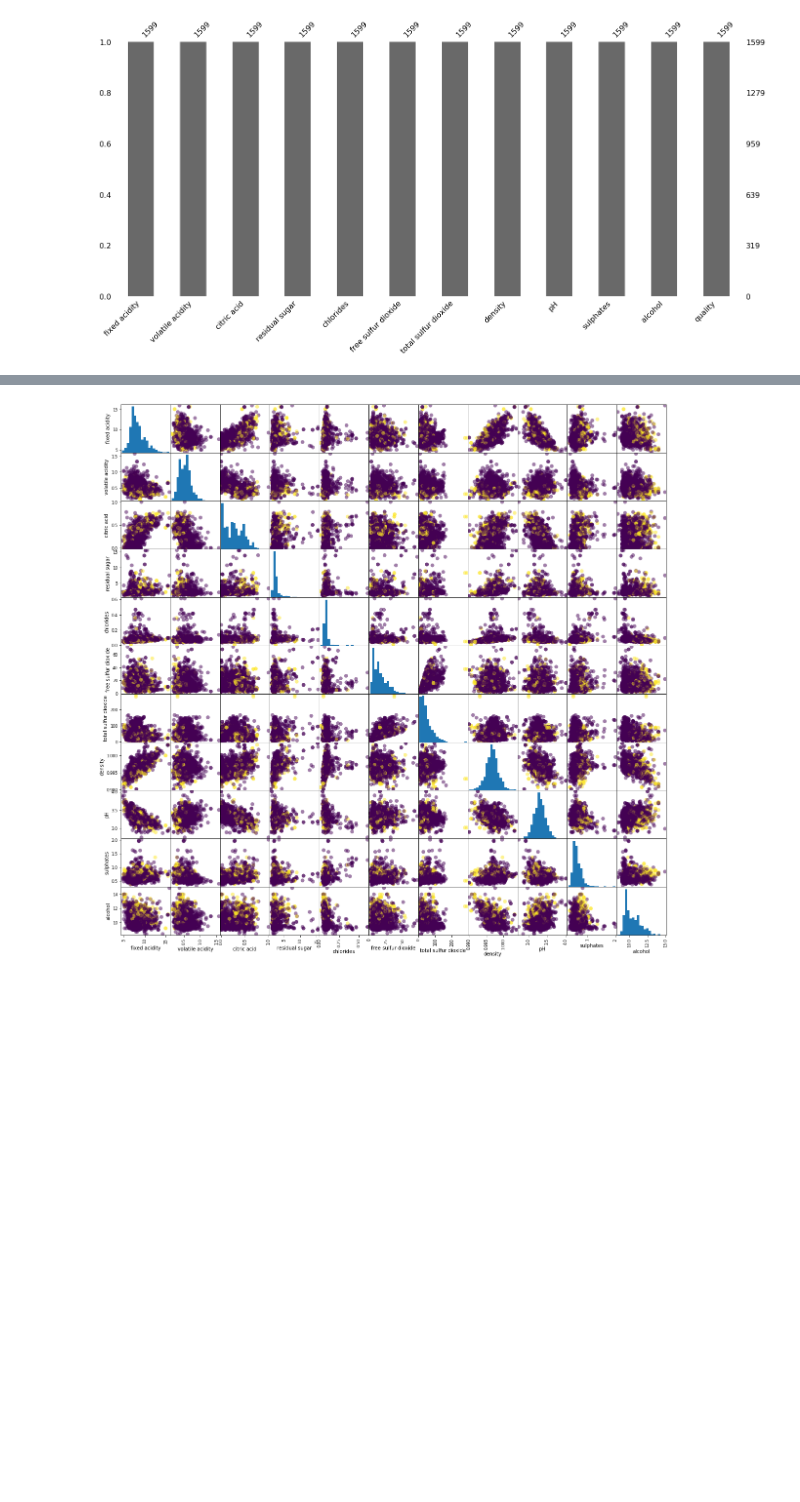
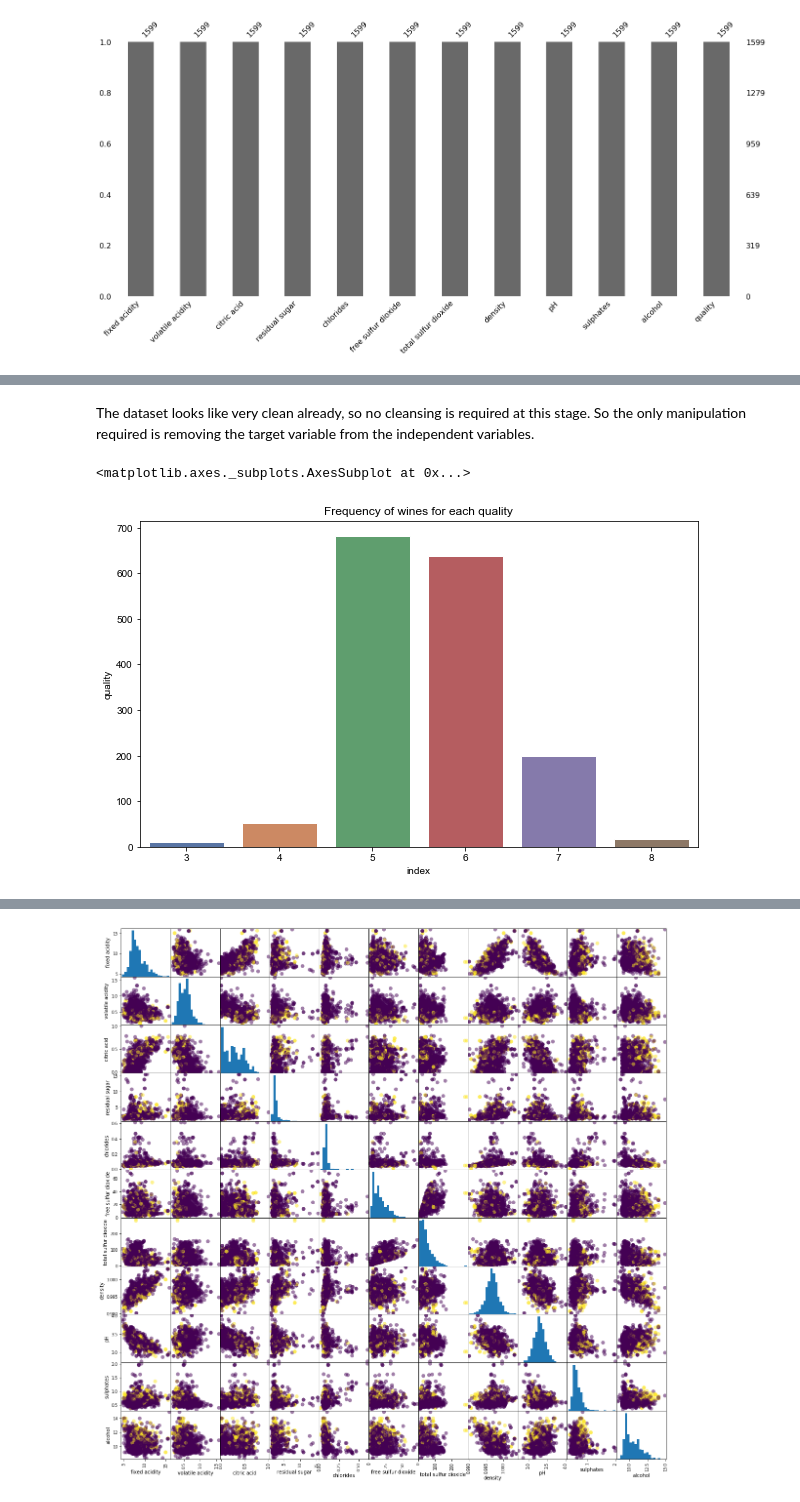
Before and after one commit to Luk390/wine_project, a Jupyter notebook: data_explor.ipynb, the cells around one changed output, grey strips where cells are left out. Saved outputs shown, nothing was run; the diff lists cells and outputs as text; code cells hidden in the pictures; blank space fills up the shorter version.

```diff
--- a/data_explor.ipynb
+++ b/data_explor.ipynb
@@ -27,0 +49,11 @@ msno.bar(df)
+# %% [markdown]
+The dataset looks like very clean already, so no cleansing is required at this stage. So the only manipulation required is removing the target variable from the independent variables.
+# %%
+quality_counts = df['quality'].value_counts().reset_index()
+fig, ax = plt.subplots(figsize = (10, 6))
+sns.set(style="whitegrid")
+plt.title("Frequency of wines for each quality")
+sns.barplot(x=quality_counts['index'], y=quality_counts['quality'])
+# %% [output]
+<matplotlib.axes._subplots.AxesSubplot at 0x...>
+[figure, added]
```
Also changed, not shown: parts of 7 cells of this notebook.
